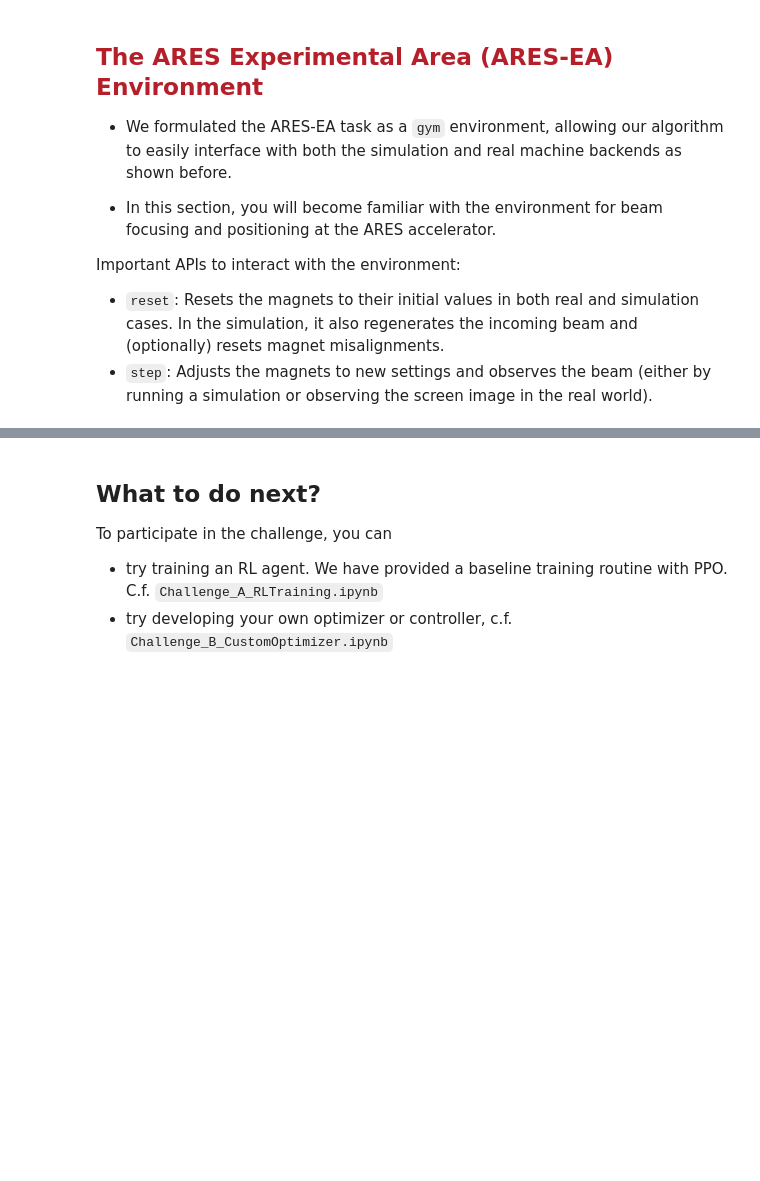
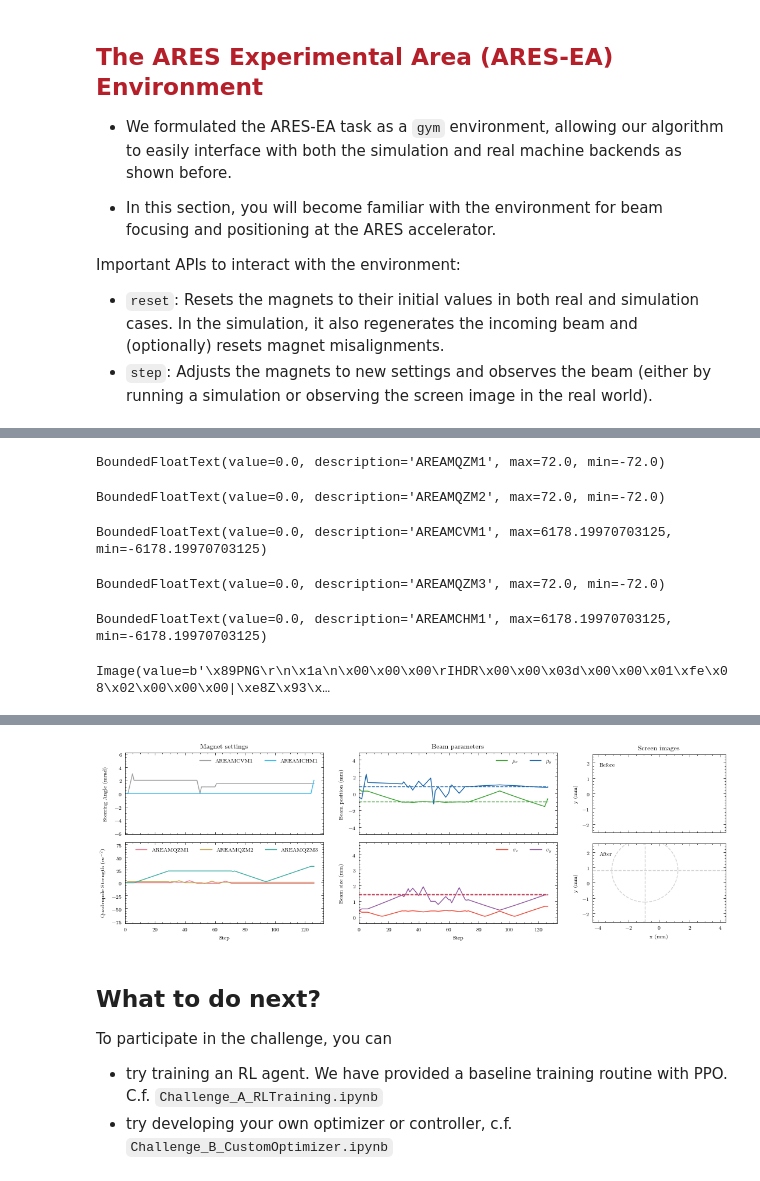
Before and after one commit to RL4AA/rl4aa25-challenge, a Jupyter notebook: Challenge_Introduction.ipynb, the cells around one changed output, grey strips where cells are left out. Saved outputs shown, nothing was run; the diff lists cells and outputs as text; code cells hidden in the pictures; blank space fills up the shorter version.

Commit message:
Include both visualizations into the introduction notebook

```diff
--- a/Challenge_Introduction.ipynb
+++ b/Challenge_Introduction.ipynb
@@ -310,0 +314,9 @@ Image(value=b'\x89PNG\r\n\x1a\n\x00\x00\x00\rIHDR\x00\x00\x03d\x00\x00\x01\xfe\x
+# %%
+restart_manual_tuning(env)
+# %% [output]
+BoundedFloatText(value=0.0, description='AREAMQZM1', max=72.0, min=-72.0)
+BoundedFloatText(value=0.0, description='AREAMQZM2', max=72.0, min=-72.0)
+BoundedFloatText(value=0.0, description='AREAMCVM1', max=6178.19970703125, min=-6178.19970703125)
+BoundedFloatText(value=0.0, description='AREAMQZM3', max=72.0, min=-72.0)
+BoundedFloatText(value=0.0, description='AREAMCHM1', max=6178.19970703125, min=-6178.19970703125)
+Image(value=b'\x89PNG\r\n\x1a\n\x00\x00\x00\rIHDR\x00\x00\x03d\x00\x00\x01\xfe\x08\x02\x00\x00\x00|\xe8Z\x93\x…
@@ -311,3 +324,4 @@ Image(value=b'\x89PNG\r\n\x1a\n\x00\x00\x00\rIHDR\x00\x00\x03d\x00\x00\x01\xfe\x
+[figure, added]
 # %% [markdown]
 <h2>What to do next?</h2>
 
```
Also changed, not shown: parts of 22 cells of this notebook, 1 other file.
